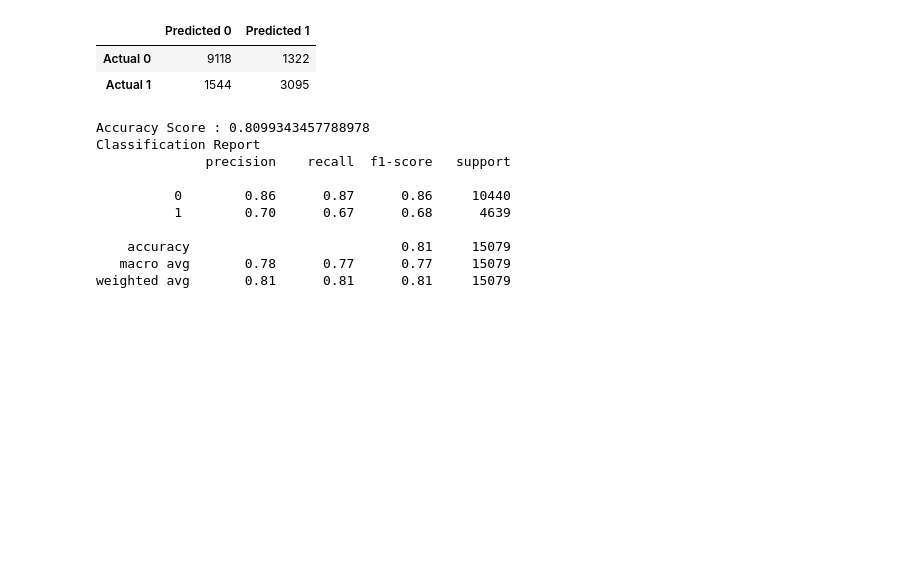
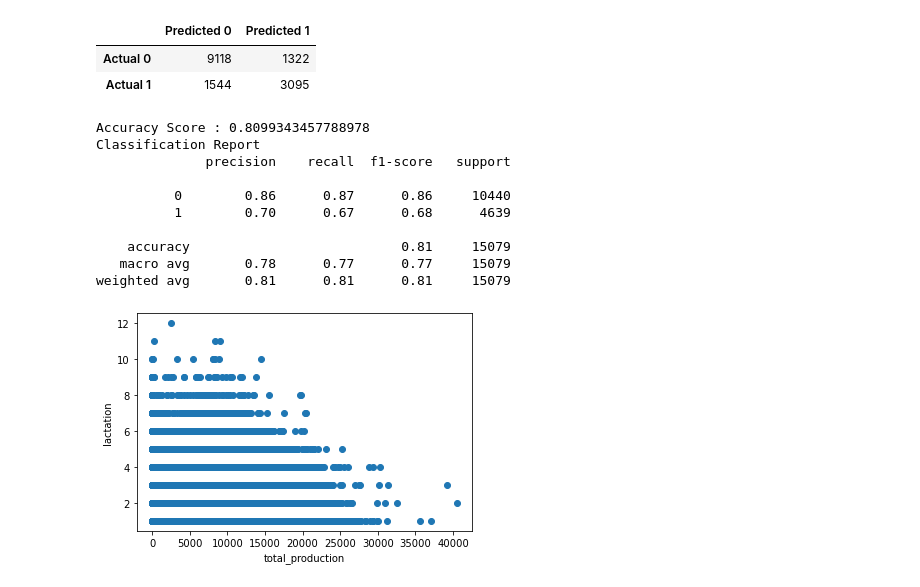
Before and after one commit to maadpeal/final_project_milk, a Jupyter notebook: Draft Tree model.ipynb, the cells around one changed output. Drawn from its saved outputs; the diff is of its cells as text; code cells hidden in the pictures; blank space fills up the shorter version.

Commit message:
Add files via upload
Draft tree model update with inspection of the relationship between total_production and lactation:

```diff
--- a/Draft Tree model.ipynb
+++ b/Draft Tree model.ipynb
@@ -148,0 +155,8 @@ weighted avg       0.81      0.81      0.81     15079
+# %%
+#visually inspect the relationship between total_production and lactation:
+plt.scatter(data_df.total_production, data_df.lactation)
+plt.xlabel('total_production')
+plt.ylabel('lactation')
+plt.show()
+# %% [output]
+[figure, added]
```
Also changed, not shown: parts of 5 cells of this notebook.
